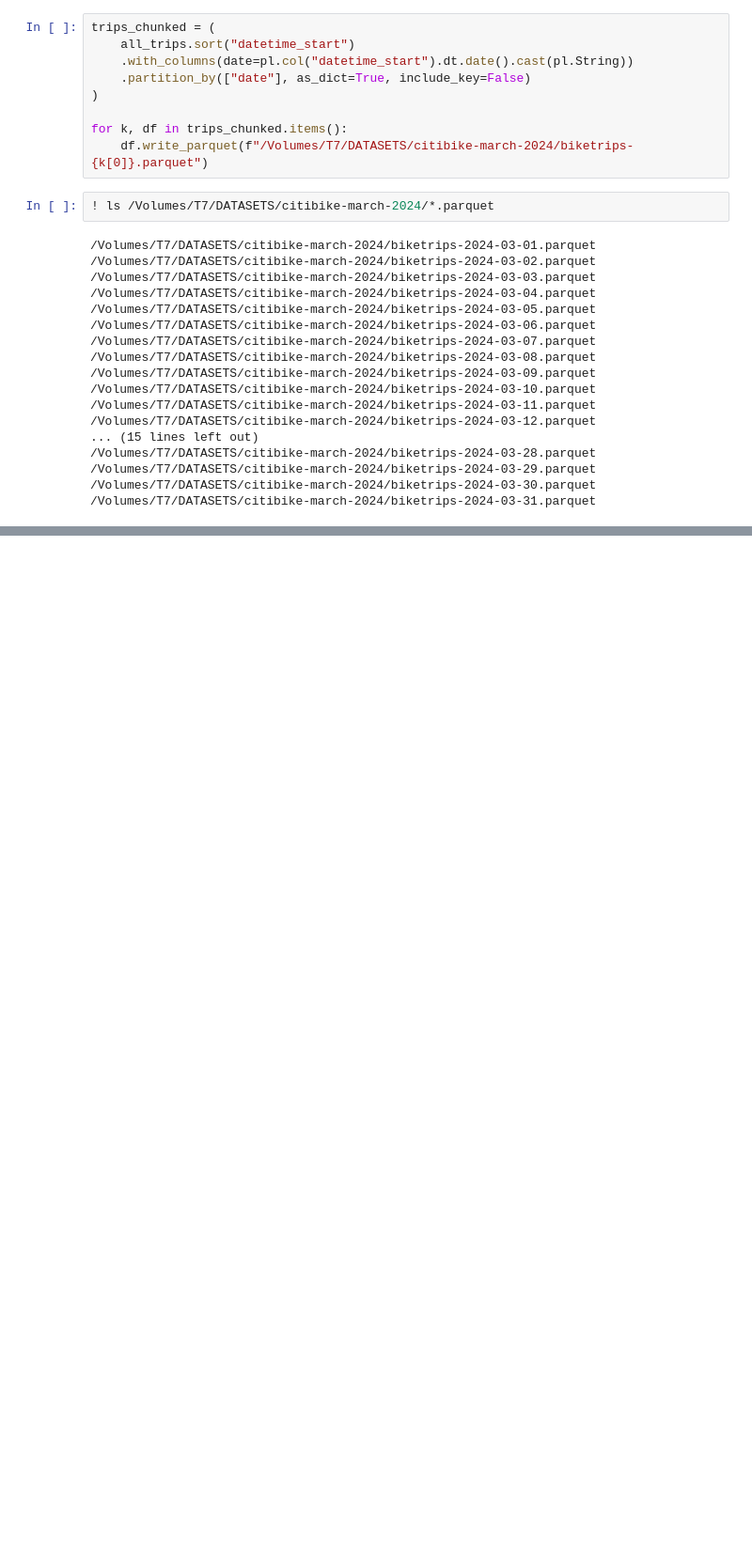
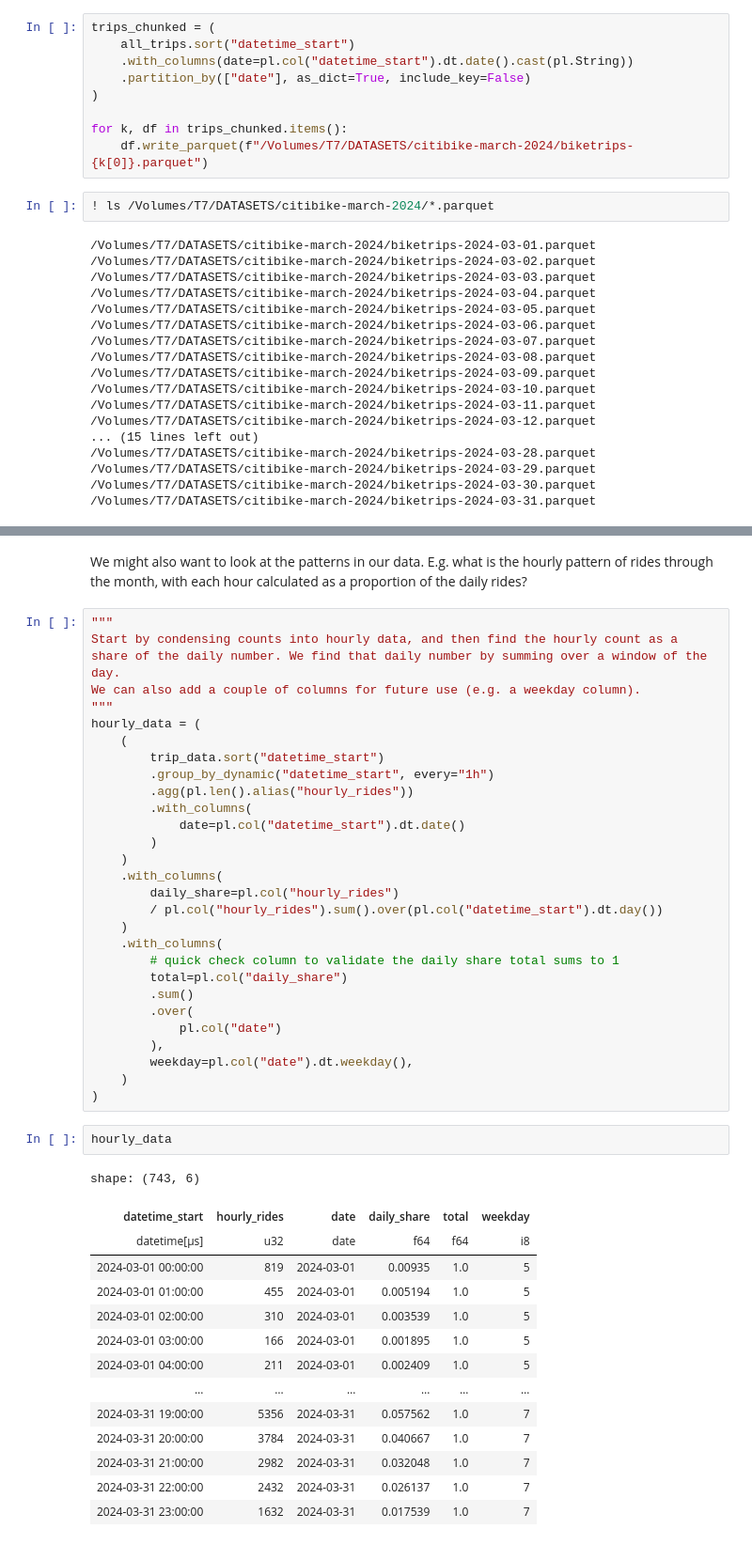
Before and after one commit to finlaymcalpine/PyDataTalks, a Jupyter notebook: nyhackr-05-07-2024.ipynb, the cells around one changed output, grey strips where cells are left out. Shown: that part at 94% size. Drawn from its saved outputs; the diff is of its cells as text; blank space fills up the shorter version.

```diff
--- a/nyhackr-05-07-2024.ipynb
+++ b/nyhackr-05-07-2024.ipynb
@@ -359,0 +409,47 @@ trip_speed.plot.scatter(x="distance", y="duration", color="bike_type", ylim=(0,2
+# %% [markdown]
+We might also want to look at the patterns in our data. E.g. what is the hourly pattern of rides through the month, with each hour calculated as a proportion of the daily rides?
+# %%
+"""
+Start by condensing counts into hourly data, and then find the hourly count as a share of the daily number. We find that daily number by summing over a window of the day.
+We can also add a couple of columns for future use (e.g. a weekday column).
+"""
+hourly_data = (
+    (
+        trip_data.sort("datetime_start")
+        .group_by_dynamic("datetime_start", every="1h")
+        .agg(pl.len().alias("hourly_rides"))
+        .with_columns(
+            date=pl.col("datetime_start").dt.date()
+        )
+    )
+    .with_columns(
+        daily_share=pl.col("hourly_rides")
+        / pl.col("hourly_rides").sum().over(pl.col("datetime_start").dt.day())
+    )
+    .with_columns(
+        # quick check column to validate the daily share total sums to 1
+        total=pl.col("daily_share")
+        .sum()
+        .over(
+            pl.col("date")
+        ),
+        weekday=pl.col("date").dt.weekday(),
+    )
+)
+# %%
+hourly_data
+# %% [output]
+shape: (743, 6)
+| datetime_start | hourly_rides | date | daily_share | total | weekday |
+| datetime[μs] | u32 | date | f64 | f64 | i8 |
+| 2024-03-01 00:00:00 | 819 | 2024-03-01 | 0.00935 | 1.0 | 5 |
+| 2024-03-01 01:00:00 | 455 | 2024-03-01 | 0.005194 | 1.0 | 5 |
+| 2024-03-01 02:00:00 | 310 | 2024-03-01 | 0.003539 | 1.0 | 5 |
+| 2024-03-01 03:00:00 | 166 | 2024-03-01 | 0.001895 | 1.0 | 5 |
+| 2024-03-01 04:00:00 | 211 | 2024-03-01 | 0.002409 | 1.0 | 5 |
+| … | … | … | … | … | … |
+| 2024-03-31 19:00:00 | 5356 | 2024-03-31 | 0.057562 | 1.0 | 7 |
+| 2024-03-31 20:00:00 | 3784 | 2024-03-31 | 0.040667 | 1.0 | 7 |
+| 2024-03-31 21:00:00 | 2982 | 2024-03-31 | 0.032048 | 1.0 | 7 |
+| 2024-03-31 22:00:00 | 2432 | 2024-03-31 | 0.026137 | 1.0 | 7 |
+| 2024-03-31 23:00:00 | 1632 | 2024-03-31 | 0.017539 | 1.0 | 7 |
```
Also changed, not shown: parts of 12 cells of this notebook, 1 other file.
